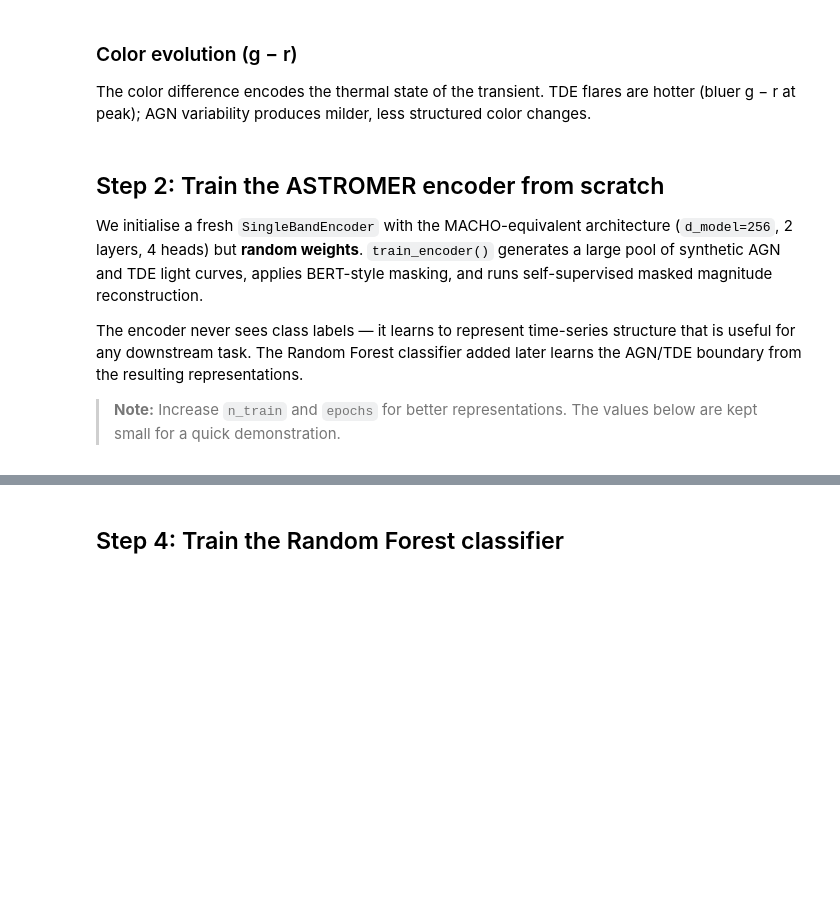
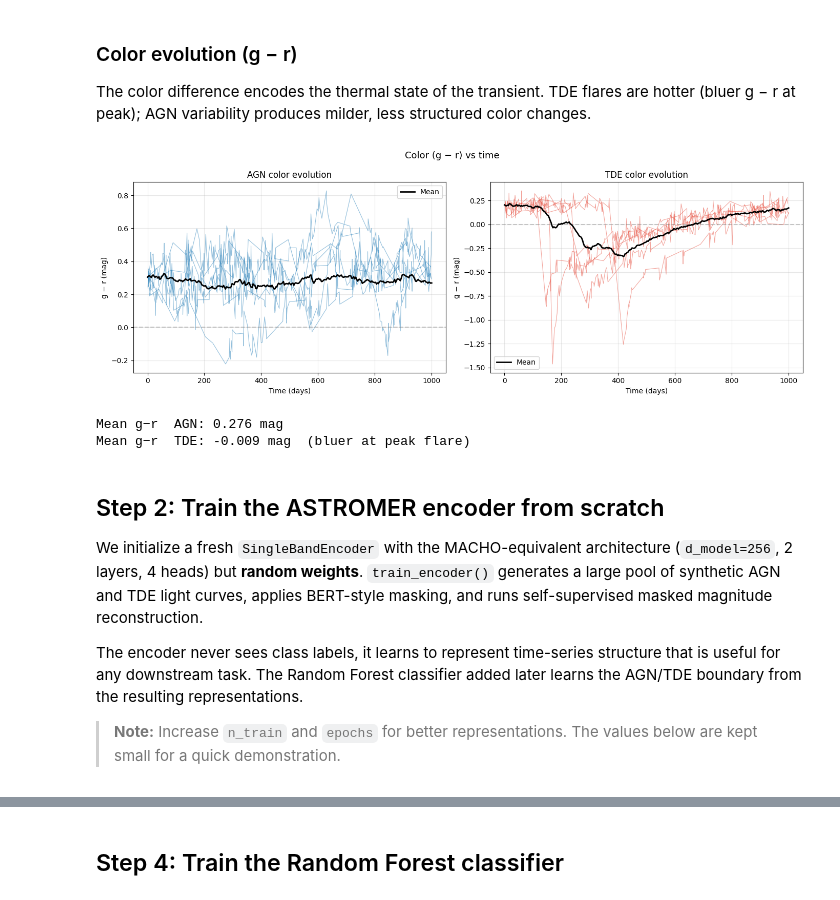
Before and after one commit to nmearl/fluctuant, a Jupyter notebook: notebooks/Multiband Pipeline.ipynb, the cells around one changed output, grey strips where cells are left out. Saved outputs shown, nothing was run; the diff lists cells and outputs as text; code cells hidden in the pictures; blank space fills up the shorter version.

Commit message:
Include more descriptive visualization of the embedding

```diff
--- a/notebooks/Multiband Pipeline.ipynb
+++ b/notebooks/Multiband Pipeline.ipynb
@@ -64,51 +70,57 @@ plt.show()
 
 The color difference encodes the thermal state of the transient. TDE flares are hotter (bluer g − r at peak); AGN variability produces milder, less structured color changes.
 # %%
+
 # Generate a larger sample for color statistics
 agn_sample = gen.generate_agn_multiband(n_objects=30, include_flares=True, flare_fraction=1.0)
 tde_sample = gen.generate_tde_multiband(n_objects=30)
+
+# Common time grid for the ensemble mean — needed because irregular cadence gives
+# unequal-length arrays that can't be stacked directly.
+t_common = np.linspace(0, 1000, 300)
 
 fig, axes = plt.subplots(1, 2, figsize=(14, 5))
 
 for ax, sample, label, color in [
     (axes[0], agn_sample, 'AGN', '#2980b9'),
     (axes[1], tde_sample, 'TDE', '#e74c3c'),
 ]:
-    for lc in sample[:6]:  # plot 6 examples
-        times_g, mags_g = lc['g'][:, 0], lc['g'][:, 1]
-        times_r, mags_r = lc['r'][:, 0], lc['r'][:, 1]
-        # Pair contemporaneous epochs (r is 1 day after g)
-        color_curve = mags_g - mags_r  # same-index pairing works since offset is fixed
-        ax.plot(times_g, color_curve, alpha=0.5, linewidth=0.8, color=color)
+    interp_colors = []
+    for i, lc in enumerate(sample):
+        times_g = lc['g'][:, 0]
+        color_curve = lc['g'][:, 1] - lc['r'][:, 1]
+        if i < 6:
+            ax.plot(times_g, color_curve, alpha=0.5, linewidth=0.8, color=color)
+        interp_colors.append(np.interp(t_common, times_g, color_curve))
 
-    # Mean color across all 30 objects
-    all_colors = np.array([lc['g'][:, 1] - lc['r'][:, 1] for lc in sample])
-    mean_color = all_colors.mean(axis=0)
-    times_ref = sample[0]['g'][:, 0]
-    ax.plot(times_ref, mean_color, color='black', linewidth=2, label='Mean', zorder=5)
+    mean_color = np.array(interp_colors).mean(axis=0)
+    ax.plot(t_common, mean_color, color='black', linewidth=2, label='Mean', zorder=5)
 
     ax.axhline(0, color='gray', linestyle='--', alpha=0.4)
     ax.set_xlabel('Time (days)')
     ax.set_ylabel('g − r (mag)')
     ax.set_title(f'{label} color evolution')
     ax.legend()
     ax.grid(alpha=0.3)
 
 plt.suptitle('Color (g − r) vs time', fontsize=13)
 plt.tight_layout()
 plt.show()
 
-# Summarise mean colors
 mean_agn_color = np.mean([lc['g'][:, 1].mean() - lc['r'][:, 1].mean() for lc in agn_sample])
 mean_tde_color = np.mean([lc['g'][:, 1].mean() - lc['r'][:, 1].mean() for lc in tde_sample])
 print(f"Mean g−r  AGN: {mean_agn_color:.3f} mag")
 print(f"Mean g−r  TDE: {mean_tde_color:.3f} mag  (bluer at peak flare)")
+# %% [output]
+[figure, added]
+Mean g−r  AGN: 0.276 mag
+Mean g−r  TDE: -0.009 mag  (bluer at peak flare)
 # %% [markdown]
 ## Step 2: Train the ASTROMER encoder from scratch
 
-We initialise a fresh `SingleBandEncoder` with the MACHO-equivalent architecture (`d_model=256`, 2 layers, 4 heads) but **random weights**. `train_encoder()` generates a large pool of synthetic AGN and TDE light curves, applies BERT-style masking, and runs self-supervised masked magnitude reconstruction.
+We initialize a fresh `SingleBandEncoder` with the MACHO-equivalent architecture (`d_model=256`, 2 layers, 4 heads) but **random weights**. `train_encoder()` generates a large pool of synthetic AGN and TDE light curves, applies BERT-style masking, and runs self-supervised masked magnitude reconstruction.
 
-The encoder never sees class labels — it learns to represent time-series structure that is useful for any downstream task. The Random Forest classifier added later learns the AGN/TDE boundary from the resulting representations.
+The encoder never sees class labels, it learns to represent time-series structure that is useful for any downstream task. The Random Forest classifier added later learns the AGN/TDE boundary from the resulting representations.
 
 > **Note:** Increase `n_train` and `epochs` for better representations. The values below are kept small for a quick demonstration.
 # %%
```
Also changed, not shown: parts of 16 cells of this notebook.
